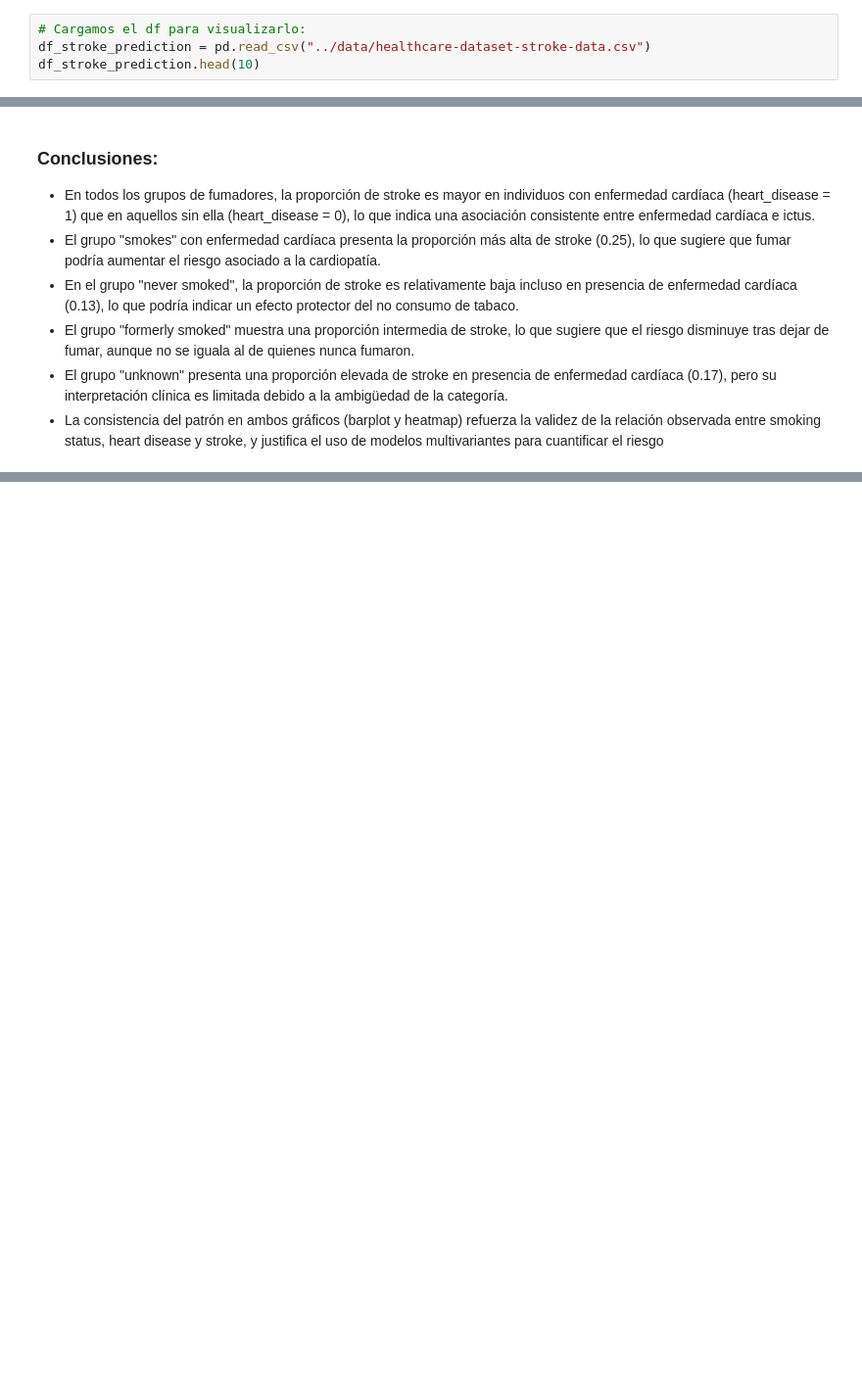
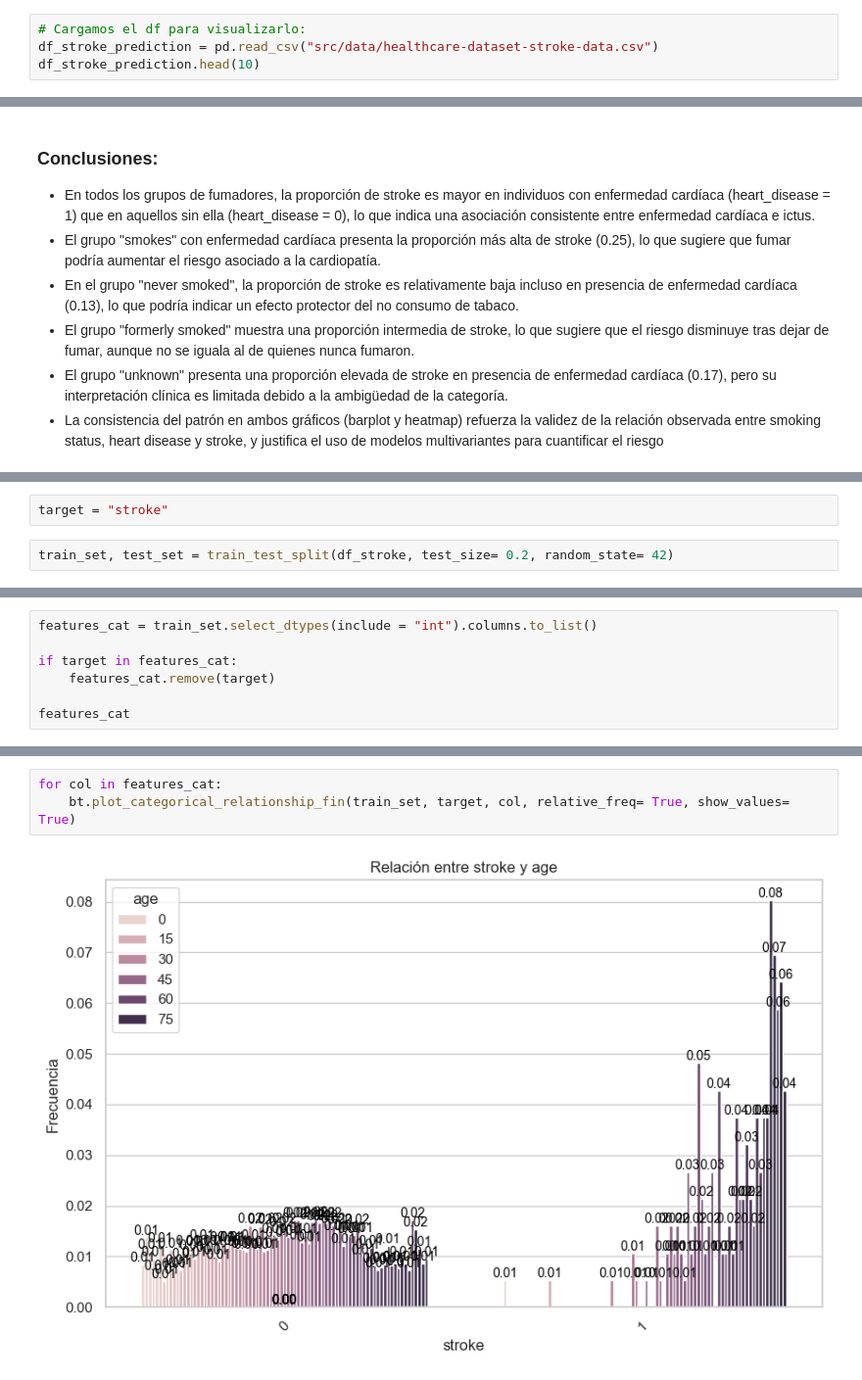
Before and after one commit to ecalvo2411/Project_Break_ML, a Jupyter notebook: notebook-main.ipynb, the cells around one changed output, grey strips where cells are left out. Shown at 98% size. Drawn from its saved outputs; the diff is of its cells as text; blank space fills up the shorter version.

Commit message:
Train test, minieda y analizamos numericas

```diff
--- a/notebook-main.ipynb
+++ b/notebook-main.ipynb
@@ -14,7 +16,7 @@ from sklearn.datasets import load_iris
 %matplotlib inline
 # %%
 # Cargamos el df para visualizarlo:
-df_stroke_prediction = pd.read_csv("../data/healthcare-dataset-stroke-data.csv")
+df_stroke_prediction = pd.read_csv("src/data/healthcare-dataset-stroke-data.csv")
 df_stroke_prediction.head(10)
 # %% [output]
 |  | id | gender | age | hypertension | heart_disease | ever_married | work_type | Residence_type | ... |
@@ -780,0 +785,4 @@ fig.savefig("../img/multivariante_stroke_heart_disease_smoking_status_mapa_calor
+# %%
+target = "stroke"
+# %%
+train_set, test_set = train_test_split(df_stroke, test_size= 0.2, random_state= 42)
@@ -780,0 +812,7 @@ fig.savefig("../img/multivariante_stroke_heart_disease_smoking_status_mapa_calor
+# %%
+features_cat = train_set.select_dtypes(include = "int").columns.to_list()
+
+if target in features_cat:
+    features_cat.remove(target)
+
+features_cat
@@ -780,0 +833,5 @@ fig.savefig("../img/multivariante_stroke_heart_disease_smoking_status_mapa_calor
+# %%
+for col in features_cat:
+    bt.plot_categorical_relationship_fin(train_set, target, col, relative_freq= True, show_values= True)
+# %% [output]
+[figure, added]
```
Also changed, not shown: parts of 29 cells of this notebook, 6 other files.
